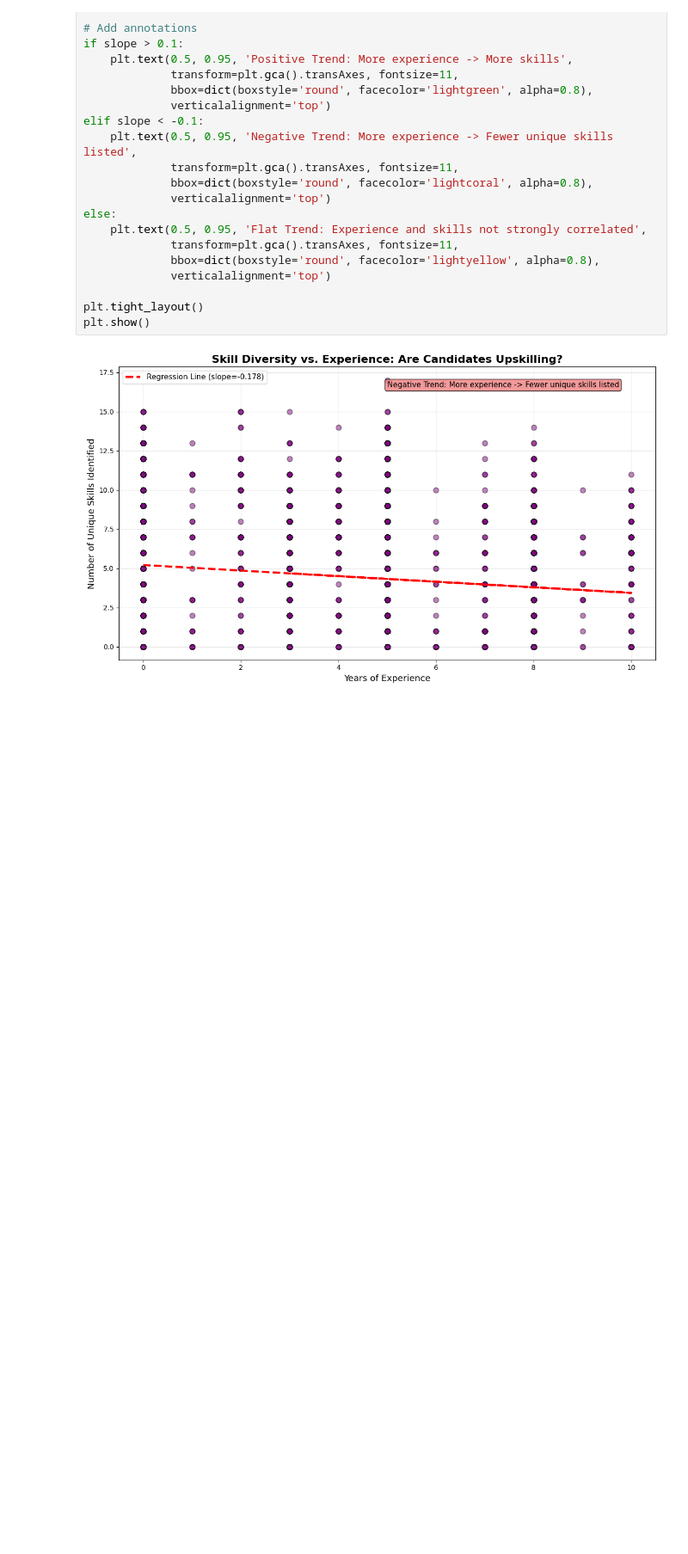
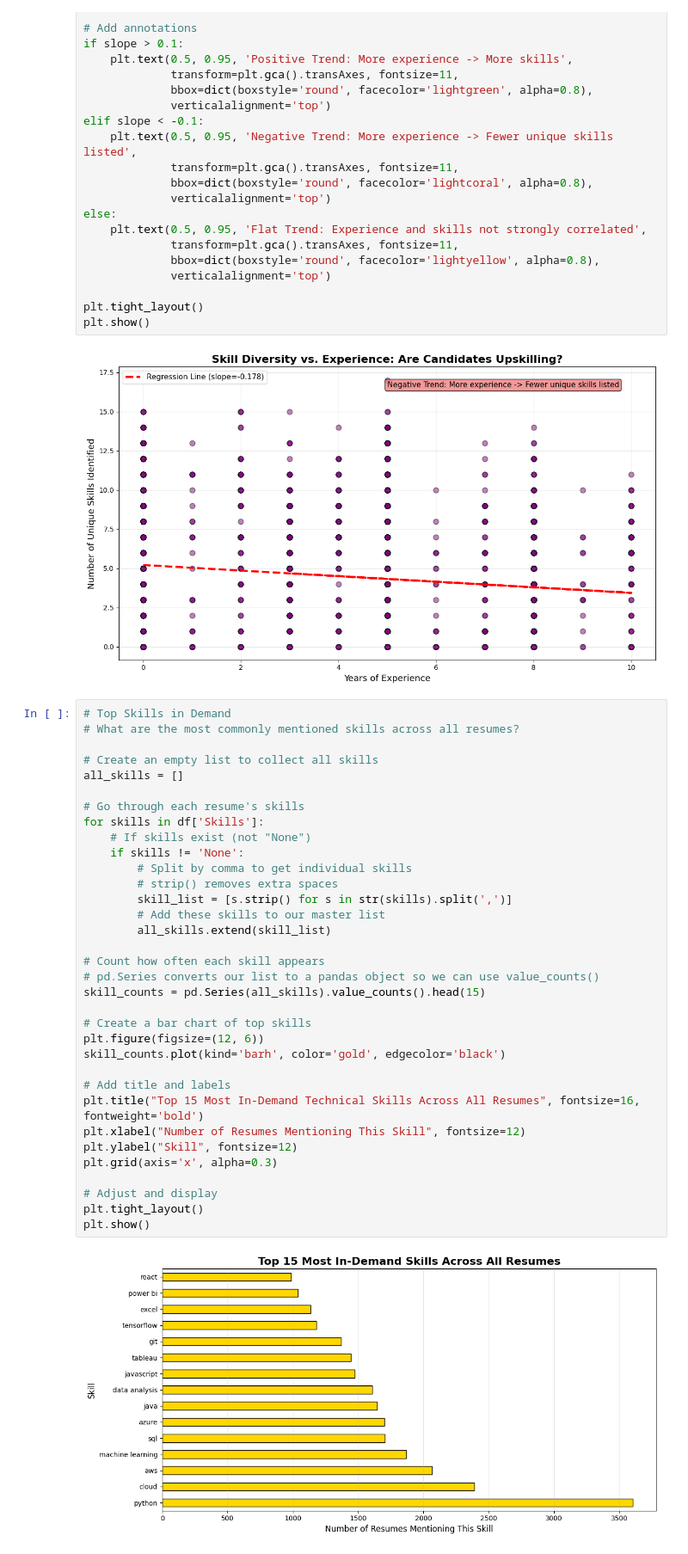
Before and after one commit to jakeleesh/resume-classification, a Jupyter notebook: resume_classification.ipynb, the cells around one changed output. Shown at 86% size. Cells and saved outputs as stored; diff of their text form; blank space fills up the shorter version.

Commit message:
feat: Create barchart to see top in-demand skills

```diff
--- a/resume_classification.ipynb
+++ b/resume_classification.ipynb
@@ -475,3 +475,39 @@ plt.tight_layout()
 plt.show()
 # %% [output]
 [figure]
+# %%
+# Top Skills in Demand
+# What are the most commonly mentioned skills across all resumes?
+
+# Create an empty list to collect all skills
+all_skills = []
+
+# Go through each resume's skills
+for skills in df['Skills']:
+    # If skills exist (not "None")
+    if skills != 'None':
+        # Split by comma to get individual skills
+        # strip() removes extra spaces
+        skill_list = [s.strip() for s in str(skills).split(',')]
+        # Add these skills to our master list
+        all_skills.extend(skill_list)
+
+# Count how often each skill appears
+# pd.Series converts our list to a pandas object so we can use value_counts()
+skill_counts = pd.Series(all_skills).value_counts().head(15)
+
+# Create a bar chart of top skills
+plt.figure(figsize=(12, 6))
+skill_counts.plot(kind='barh', color='gold', edgecolor='black')
+
+# Add title and labels
+plt.title("Top 15 Most In-Demand Technical Skills Across All Resumes", fontsize=16, fontweight='bold')
+plt.xlabel("Number of Resumes Mentioning This Skill", fontsize=12)
+plt.ylabel("Skill", fontsize=12)
+plt.grid(axis='x', alpha=0.3)
+
+# Adjust and display
+plt.tight_layout()
+plt.show()
+# %% [output]
+[figure, added]
```
